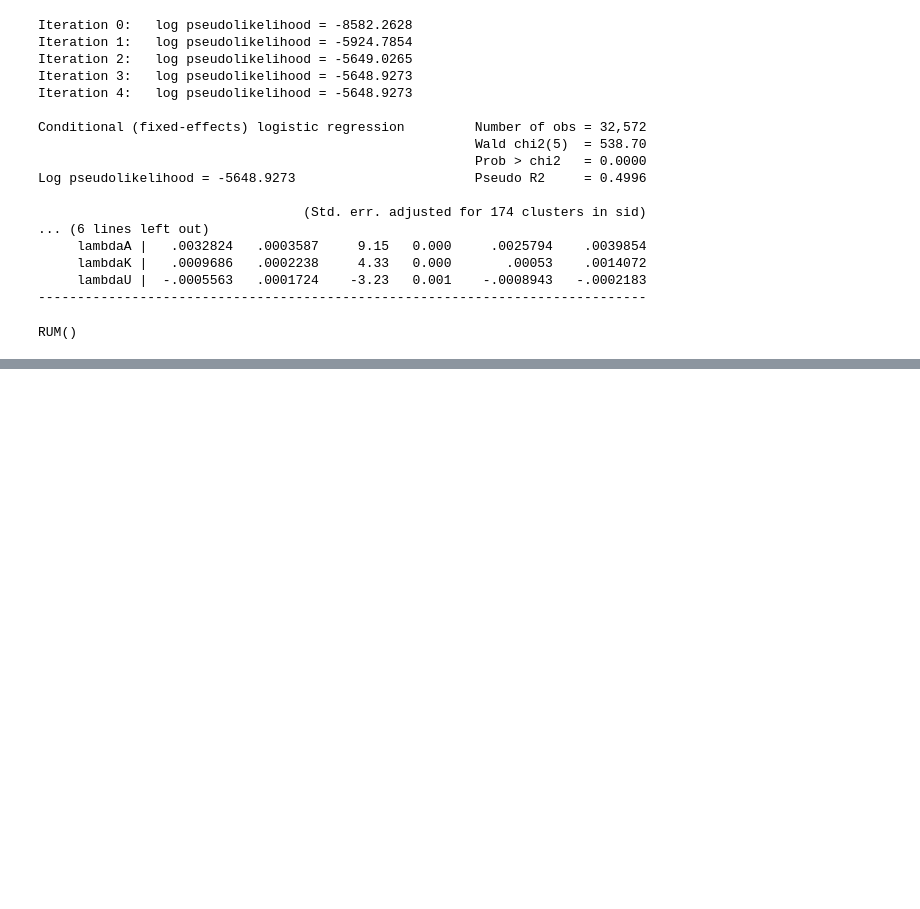
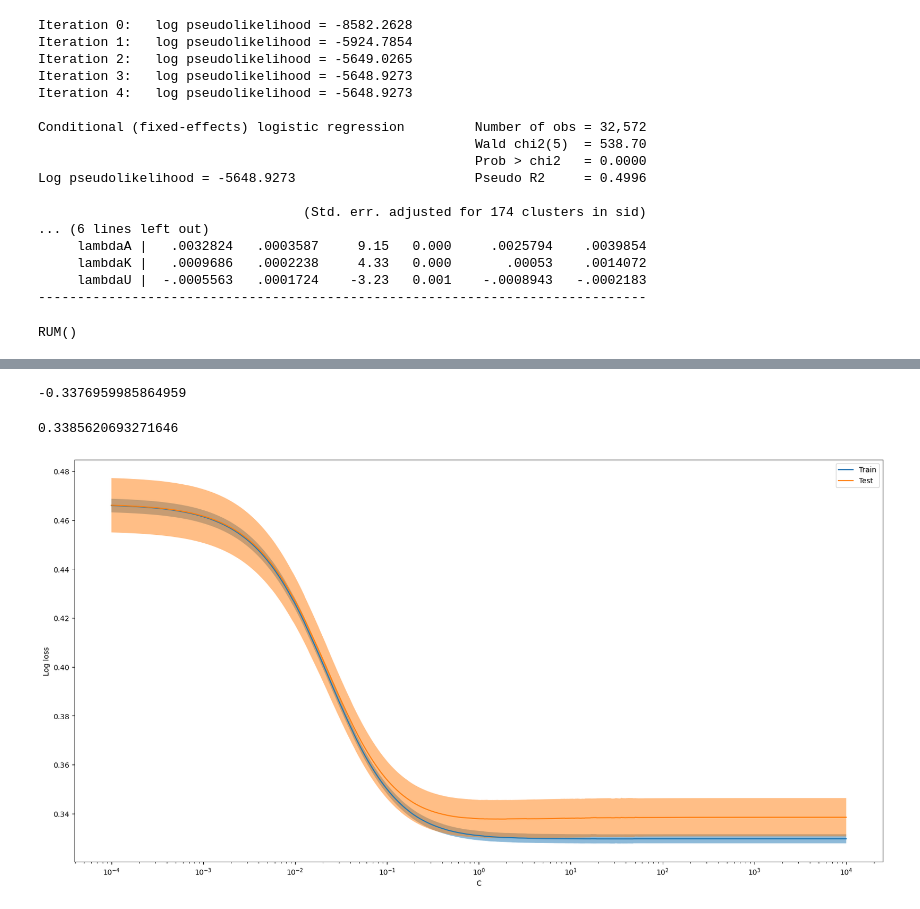
Before and after one commit to armoutihansen/EETML, a Jupyter notebook: Analysis/Python/test.ipynb, the cells around one changed output, grey strips where cells are left out. Saved outputs shown, nothing was run; the diff lists cells and outputs as text; code cells hidden in the pictures; blank space fills up the shorter version.

```diff
--- a/Analysis/Python/test.ipynb
+++ b/Analysis/Python/test.ipynb
@@ -44,0 +53,2 @@ RUM()
+# %%
+kf = GroupStratifiedKFold(n_splits=5)
@@ -44,0 +64,6 @@ RUM()
+# %%
+df, train, test = preprocess(data)
+X_train = train[[ 'gid','sid']]
+y_train = train['choice_a']
+X_test = test[['gid','sid']]
+y_test = test['choice_a']
@@ -44,0 +74,7 @@ RUM()
+# %%
+X_train_d = pd.get_dummies(X_train[['gid']], columns=['gid'])
+X_test_d = pd.get_dummies(X_test[['gid']], columns=['gid'])
+params = {'C': np.logspace(-4,4,1000)}
+lr = LogisticRegression(solver='lbfgs', max_iter=1000, n_jobs=-1)
+gs = GridSearchCV(lr, params, cv=kf, n_jobs=-1, scoring='neg_log_loss')
+gs.fit(X_train_d, y_train, groups=X_train['sid'])
@@ -44,0 +95,4 @@ RUM()
+# %%
+gs.best_score_
+# %% [output]
+-0.3376959985864959
@@ -44,0 +101,15 @@ RUM()
+# %%
+from sklearn.metrics import log_loss
+log_loss(y_test, preds)
+# %% [output]
+0.3385620693271646
+# %%
+from sklearn.model_selection import ValidationCurveDisplay
+import matplotlib.pyplot as plt
+plt.rcParams["figure.figsize"] = (20,10)
+ValidationCurveDisplay.from_estimator(
+    lr, X_train_d, y_train, param_name="C", param_range=np.logspace(-4,4,1000), cv=kf, scoring='neg_log_loss', n_jobs=-1, negate_score=True, groups=X_train['sid']
+)
+plt.show()
+# %% [output]
+[figure, added]
```
Also changed, not shown: parts of 10 cells of this notebook, 1 other file.
